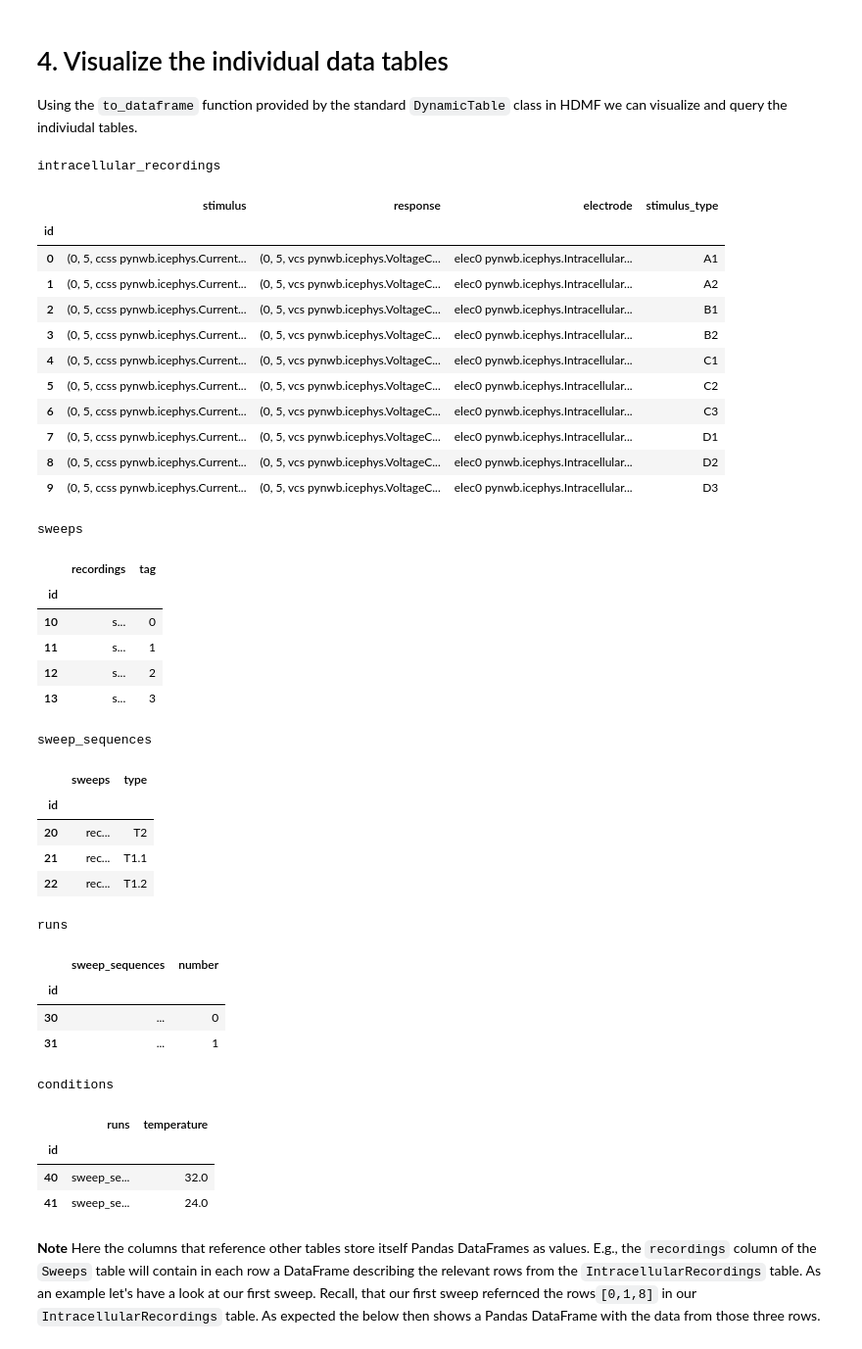
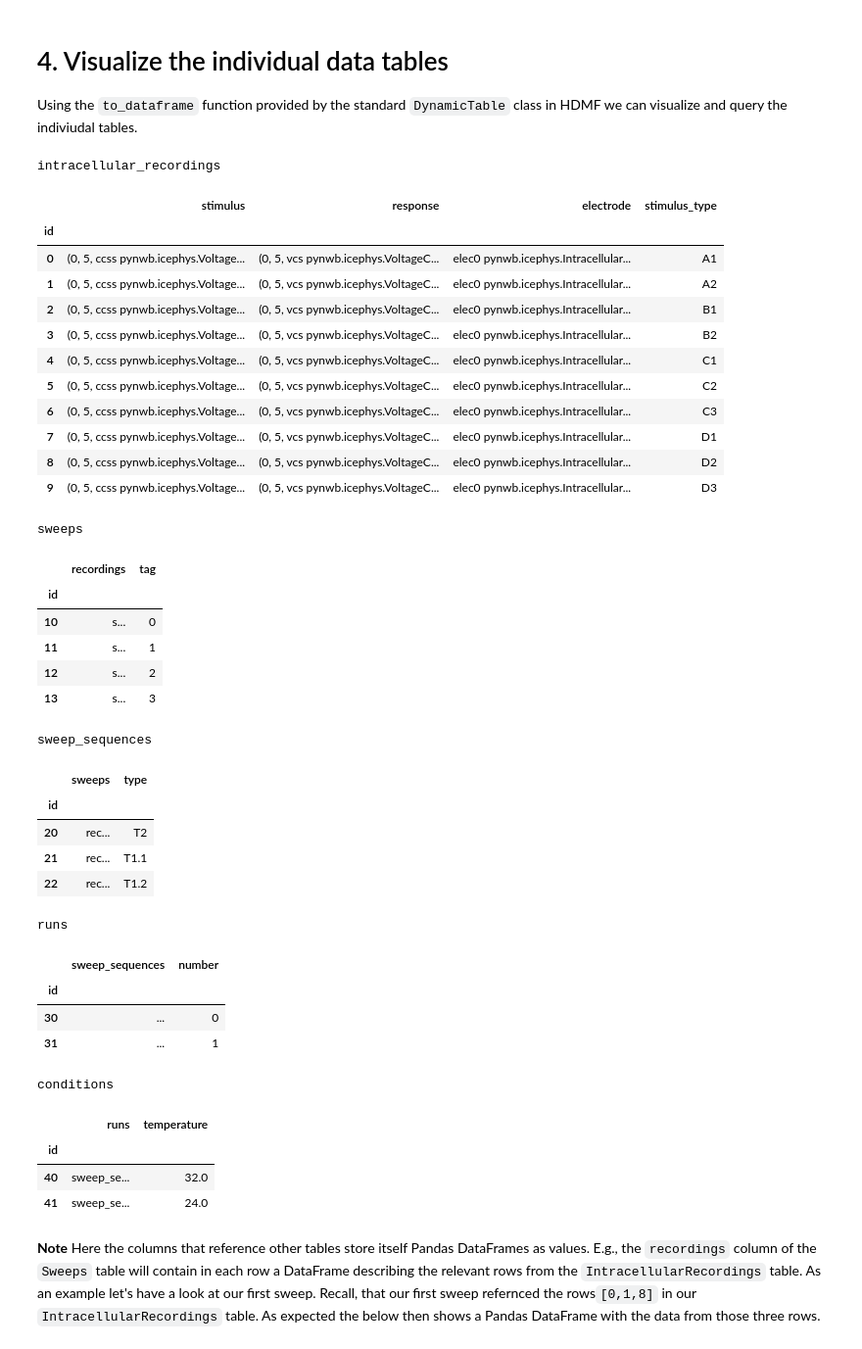
Before and after one commit to oruebel/ndx-icephys-meta, a Jupyter notebook: src/pynwb/examples/icephys_meta_to_pandas.ipynb, the cells around one changed output. Shown at 98% size. Saved outputs shown, nothing was run; the diff lists cells and outputs as text; code cells hidden in the pictures.

```diff
--- a/src/pynwb/examples/icephys_meta_to_pandas.ipynb
+++ b/src/pynwb/examples/icephys_meta_to_pandas.ipynb
@@ -72,7 +72,7 @@ nwbfile = ICEphysFile(
 # Add a device
 device = nwbfile.create_device(name='Heka ITC-1600')
 # Add an intracellular electrode
-electrode = nwbfile.create_ic_electrode(name="elec0",
+electrode = nwbfile.create_icephys_electrode(name="elec0",
                                         description='a mock intracellular electrode',
                                         device=device)
 
@@ -88,7 +88,7 @@ def create_stimulus_and_response(sweep_number, electrode):
     Returns: Tuple of CurrentClampStimulusSeries with the stimulus and
              VoltageClampSeries with the response.
     """
-    stimulus = CurrentClampStimulusSeries(
+    stimulus = VoltageClampStimulusSeries(
                 name="ccss",
                 data=[1, 2, 3, 4, 5],
                 starting_time=123.6,
@@ -146,24 +146,24 @@ nwbfile.ic_sweeps.add_column(name='tag', data=np.arange(4), description='integer
 ### Add sweep sequences
 Add a set of sweep sequence consisting of a set of sweeps.
 # %%
-nwbfile.add_ic_sweep_sequence(sweeps=[0,1], id=20)
-nwbfile.add_ic_sweep_sequence(sweeps=[2], id=21)
-nwbfile.add_ic_sweep_sequence(sweeps=[3], id=22)
-nwbfile.ic_sweep_sequences.add_column(name='type', data=['T2', 'T1.1', 'T1.2'], description='type of the sweep sequence')
+nwbfile.add_icephys_sweep_sequence(sweeps=[0,1], id=20)
+nwbfile.add_icephys_sweep_sequence(sweeps=[2], id=21)
+nwbfile.add_icephys_sweep_sequence(sweeps=[3], id=22)
+nwbfile.icephys_sweep_sequences.add_column(name='type', data=['T2', 'T1.1', 'T1.2'], description='type of the sweep sequence')
 # %% [markdown]
 ### Add runs
 Add a set of runs, each consisting of a set of sweep sequences
 # %%
-nwbfile.add_ic_run(sweep_sequences=[0], id=30)
-nwbfile.add_ic_run(sweep_sequences=[1,2], id=31)
-nwbfile.ic_runs.add_column(name='number', data=np.arange(2), description='integer number of our run')
+nwbfile.add_icephys_run(sweep_sequences=[0], id=30)
+nwbfile.add_icephys_run(sweep_sequences=[1,2], id=31)
+nwbfile.icephys_runs.add_column(name='number', data=np.arange(2), description='integer number of our run')
 # %% [markdown]
 ### Add conditions
 Add a set of conditions, each consisting of a set of runs
 # %%
-nwbfile.add_ic_condition(runs=[0], id=40)
-nwbfile.add_ic_condition(runs=[1], id=41)
-nwbfile.ic_conditions.add_column(name='temperature', data=[32., 24.], description='Temperatur in C')
+nwbfile.add_icephys_condition(runs=[0], id=40)
+nwbfile.add_icephys_condition(runs=[1], id=41)
+nwbfile.icephys_conditions.add_column(name='temperature', data=[32., 24.], description='Temperatur in C')
 # %% [markdown]
 # 4. Visualize the individual data tables
 
@@ -171,28 +171,28 @@ Using the ``to_dataframe`` function provided by the standard ``DynamicTable`` cl
 # %%
 print(nwbfile.intracellular_recordings.name)
 display(nwbfile.intracellular_recordings.to_dataframe())
-print(nwbfile.ic_sweeps.name)
-display(nwbfile.ic_sweeps.to_dataframe())
-print(nwbfile.ic_sweep_sequences.name)
-display(nwbfile.ic_sweep_sequences.to_dataframe())
-print(nwbfile.ic_runs.name)
-display(nwbfile.ic_runs.to_dataframe())
-print(nwbfile.ic_conditions.name)
-display(nwbfile.ic_conditions.to_dataframe())
+print(nwbfile.icephys_sweeps.name)
+display(nwbfile.icephys_sweeps.to_dataframe())
+print(nwbfile.icephys_sweep_sequences.name)
+display(nwbfile.icephys_sweep_sequences.to_dataframe())
+print(nwbfile.icephys_runs.name)
+display(nwbfile.icephys_runs.to_dataframe())
+print(nwbfile.icephys_conditions.name)
+display(nwbfile.icephys_conditions.to_dataframe())
 # %% [output]
 intracellular_recordings
 |  | stimulus | response | electrode | stimulus_type |
 | id |  |  |  |  |
-| 0 | (0, 5, ccss pynwb.icephys.Current... | (0, 5, vcs pynwb.icephys.VoltageC... | elec0 pynwb.icephys.Intracellular... | A1 |
-| 1 | (0, 5, ccss pynwb.icephys.Current... | (0, 5, vcs pynwb.icephys.VoltageC... | elec0 pynwb.icephys.Intracellular... | A2 |
-| 2 | (0, 5, ccss pynwb.icephys.Current... | (0, 5, vcs pynwb.icephys.VoltageC... | elec0 pynwb.icephys.Intracellular... | B1 |
-| 3 | (0, 5, ccss pynwb.icephys.Current... | (0, 5, vcs pynwb.icephys.VoltageC... | elec0 pynwb.icephys.Intracellular... | B2 |
-| 4 | (0, 5, ccss pynwb.icephys.Current... | (0, 5, vcs pynwb.icephys.VoltageC... | elec0 pynwb.icephys.Intracellular... | C1 |
-| 5 | (0, 5, ccss pynwb.icephys.Current... | (0, 5, vcs pynwb.icephys.VoltageC... | elec0 pynwb.icephys.Intracellular... | C2 |
-| 6 | (0, 5, ccss pynwb.icephys.Current... | (0, 5, vcs pynwb.icephys.VoltageC... | elec0 pynwb.icephys.Intracellular... | C3 |
-| 7 | (0, 5, ccss pynwb.icephys.Current... | (0, 5, vcs pynwb.icephys.VoltageC... | elec0 pynwb.icephys.Intracellular... | D1 |
-| 8 | (0, 5, ccss pynwb.icephys.Current... | (0, 5, vcs pynwb.icephys.VoltageC... | elec0 pynwb.icephys.Intracellular... | D2 |
-| 9 | (0, 5, ccss pynwb.icephys.Current... | (0, 5, vcs pynwb.icephys.VoltageC... | elec0 pynwb.icephys.Intracellular... | D3 |
+| 0 | (0, 5, ccss pynwb.icephys.Voltage... | (0, 5, vcs pynwb.icephys.VoltageC... | elec0 pynwb.icephys.Intracellular... | A1 |
+| 1 | (0, 5, ccss pynwb.icephys.Voltage... | (0, 5, vcs pynwb.icephys.VoltageC... | elec0 pynwb.icephys.Intracellular... | A2 |
+| 2 | (0, 5, ccss pynwb.icephys.Voltage... | (0, 5, vcs pynwb.icephys.VoltageC... | elec0 pynwb.icephys.Intracellular... | B1 |
+| 3 | (0, 5, ccss pynwb.icephys.Voltage... | (0, 5, vcs pynwb.icephys.VoltageC... | elec0 pynwb.icephys.Intracellular... | B2 |
+| 4 | (0, 5, ccss pynwb.icephys.Voltage... | (0, 5, vcs pynwb.icephys.VoltageC... | elec0 pynwb.icephys.Intracellular... | C1 |
+| 5 | (0, 5, ccss pynwb.icephys.Voltage... | (0, 5, vcs pynwb.icephys.VoltageC... | elec0 pynwb.icephys.Intracellular... | C2 |
+| 6 | (0, 5, ccss pynwb.icephys.Voltage... | (0, 5, vcs pynwb.icephys.VoltageC... | elec0 pynwb.icephys.Intracellular... | C3 |
+| 7 | (0, 5, ccss pynwb.icephys.Voltage... | (0, 5, vcs pynwb.icephys.VoltageC... | elec0 pynwb.icephys.Intracellular... | D1 |
+| 8 | (0, 5, ccss pynwb.icephys.Voltage... | (0, 5, vcs pynwb.icephys.VoltageC... | elec0 pynwb.icephys.Intracellular... | D2 |
+| 9 | (0, 5, ccss pynwb.icephys.Voltage... | (0, 5, vcs pynwb.icephys.VoltageC... | elec0 pynwb.icephys.Intracellular... | D3 |
 sweeps
 |  | recordings | tag |
 | id |  |  |
```
Also changed, not shown: parts of 11 cells of this notebook, 5 other files.
